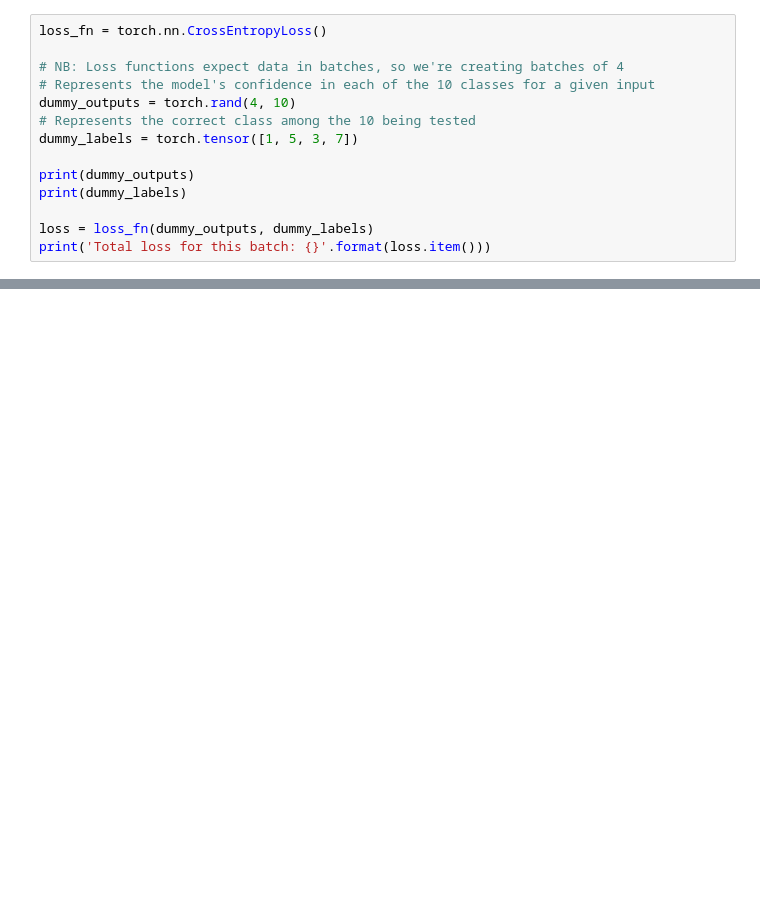
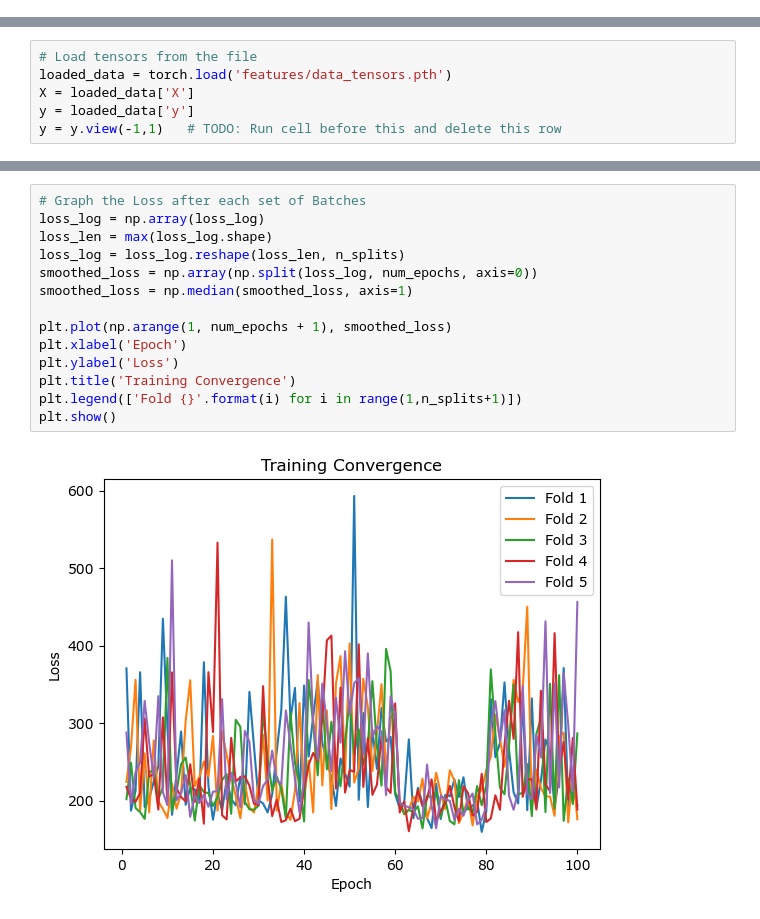
Before and after one commit to adampotter0105/TEC_ML, a Jupyter notebook: train_model.ipynb, the cells around one changed output, grey strips where cells are left out. Saved outputs shown, nothing was run; the diff lists cells and outputs as text; blank space fills up the shorter version.

```diff
--- a/train_model.ipynb
+++ b/train_model.ipynb
@@ -101,14 +0,0 @@ model = GarmentClassifier()
-# %%
-loss_fn = torch.nn.CrossEntropyLoss()
-
-# NB: Loss functions expect data in batches, so we're creating batches of 4
-# Represents the model's confidence in each of the 10 classes for a given input
-dummy_outputs = torch.rand(4, 10)
-# Represents the correct class among the 10 being tested
-dummy_labels = torch.tensor([1, 5, 3, 7])
-
-print(dummy_outputs)
-print(dummy_labels)
-
-loss = loss_fn(dummy_outputs, dummy_labels)
-print('Total loss for this batch: {}'.format(loss.item()))
@@ -229,0 +187,6 @@ LOSS train 0.275208879068804 valid 0.3190481960773468
+# %%
+# Load tensors from the file
+loaded_data = torch.load('features/data_tensors.pth')
+X = loaded_data['X']
+y = loaded_data['y']
+y = y.view(-1,1)   # TODO: Run cell before this and delete this row
@@ -229,0 +319,16 @@ LOSS train 0.275208879068804 valid 0.3190481960773468
+# %%
+# Graph the Loss after each set of Batches
+loss_log = np.array(loss_log)
+loss_len = max(loss_log.shape)
+loss_log = loss_log.reshape(loss_len, n_splits)
+smoothed_loss = np.array(np.split(loss_log, num_epochs, axis=0))
+smoothed_loss = np.median(smoothed_loss, axis=1)
+
+plt.plot(np.arange(1, num_epochs + 1), smoothed_loss)
+plt.xlabel('Epoch')
+plt.ylabel('Loss')
+plt.title('Training Convergence')
+plt.legend(['Fold {}'.format(i) for i in range(1,n_splits+1)])
+plt.show()
+# %% [output]
+[figure, added]
```
Also changed, not shown: parts of 19 cells of this notebook, 5 other files.
